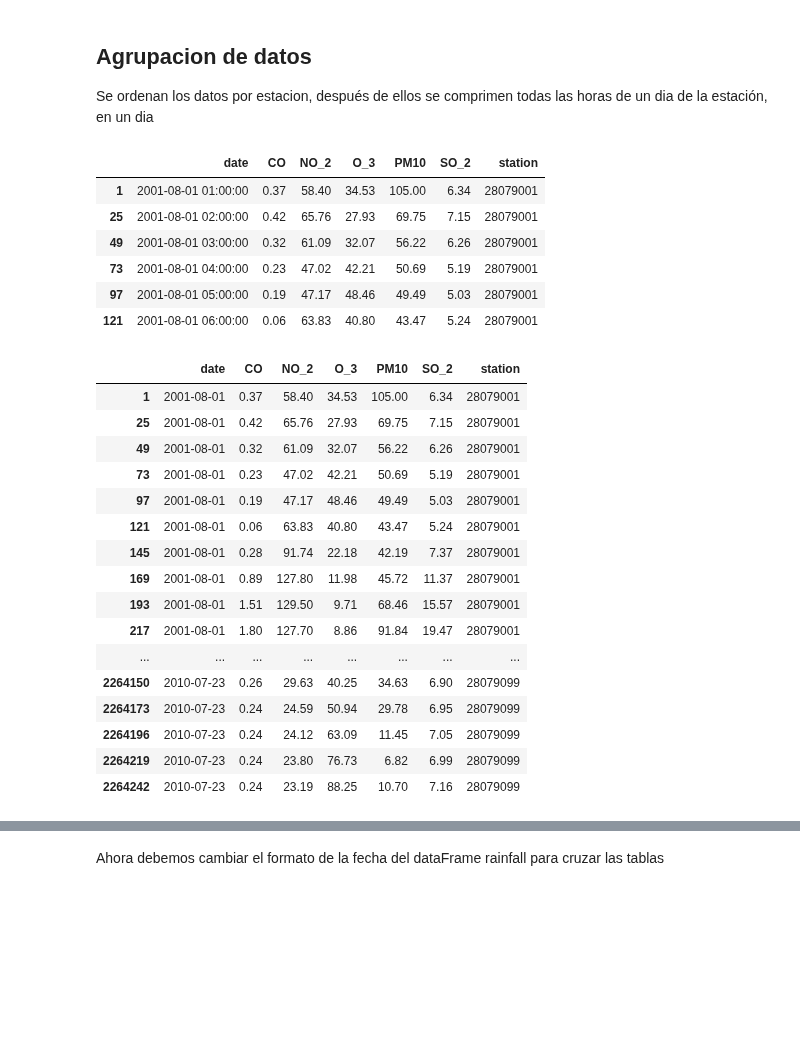
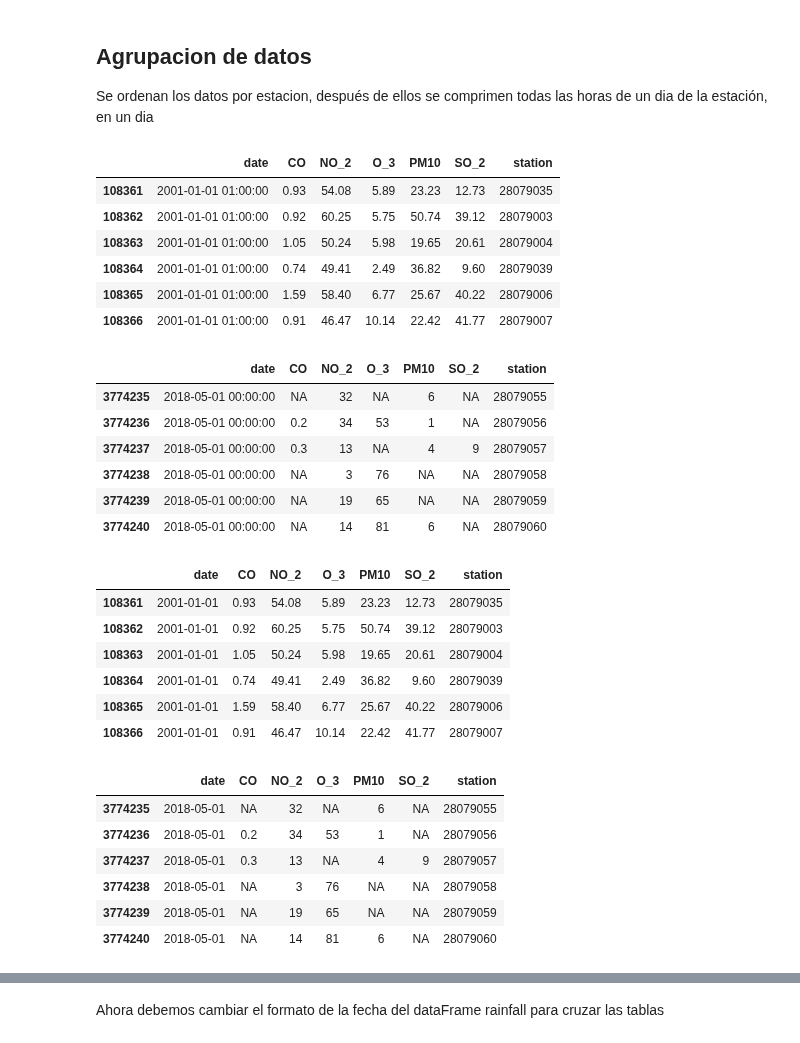
Before and after one commit to manumonforte/DataMining-BigDataParadigm, a Jupyter notebook: Estudio.ipynb, the cells around one changed output, grey strips where cells are left out. Saved outputs shown, nothing was run; the diff lists cells and outputs as text; code cells hidden in the pictures; blank space fills up the shorter version.

```diff
--- a/Estudio.ipynb
+++ b/Estudio.ipynb
@@ -195,37 +204,42 @@ head(datasetMadrid)
 ## Agrupacion de datos
 Se ordenan los datos por estacion, después de ellos se comprimen todas las horas de un dia de la estación, en un dia
 # %%
-datasetMadrid<- datasetMadrid[order(datasetMadrid$station),]
+datasetMadrid<- datasetMadrid[order(datasetMadrid$date),]
 head(datasetMadrid)
+tail(datasetMadrid)
 # %% [output]
 |  | date | CO | NO_2 | O_3 | PM10 | SO_2 | station |
-| 1 | 2001-08-01 01:00:00 | 0.37 | 58.40 | 34.53 | 105.00 | 6.34 | 28079001 |
-| 25 | 2001-08-01 02:00:00 | 0.42 | 65.76 | 27.93 | 69.75 | 7.15 | 28079001 |
-| 49 | 2001-08-01 03:00:00 | 0.32 | 61.09 | 32.07 | 56.22 | 6.26 | 28079001 |
-| 73 | 2001-08-01 04:00:00 | 0.23 | 47.02 | 42.21 | 50.69 | 5.19 | 28079001 |
-| 97 | 2001-08-01 05:00:00 | 0.19 | 47.17 | 48.46 | 49.49 | 5.03 | 28079001 |
-| 121 | 2001-08-01 06:00:00 | 0.06 | 63.83 | 40.80 | 43.47 | 5.24 | 28079001 |
+| 108361 | 2001-01-01 01:00:00 | 0.93 | 54.08 | 5.89 | 23.23 | 12.73 | 28079035 |
+| 108362 | 2001-01-01 01:00:00 | 0.92 | 60.25 | 5.75 | 50.74 | 39.12 | 28079003 |
+| 108363 | 2001-01-01 01:00:00 | 1.05 | 50.24 | 5.98 | 19.65 | 20.61 | 28079004 |
+| 108364 | 2001-01-01 01:00:00 | 0.74 | 49.41 | 2.49 | 36.82 | 9.60 | 28079039 |
+| 108365 | 2001-01-01 01:00:00 | 1.59 | 58.40 | 6.77 | 25.67 | 40.22 | 28079006 |
+| 108366 | 2001-01-01 01:00:00 | 0.91 | 46.47 | 10.14 | 22.42 | 41.77 | 28079007 |
+|  | date | CO | NO_2 | O_3 | PM10 | SO_2 | station |
+| 3774235 | 2018-05-01 00:00:00 | NA | 32 | NA | 6 | NA | 28079055 |
+| 3774236 | 2018-05-01 00:00:00 | 0.2 | 34 | 53 | 1 | NA | 28079056 |
+| 3774237 | 2018-05-01 00:00:00 | 0.3 | 13 | NA | 4 | 9 | 28079057 |
+| 3774238 | 2018-05-01 00:00:00 | NA | 3 | 76 | NA | NA | 28079058 |
+| 3774239 | 2018-05-01 00:00:00 | NA | 19 | 65 | NA | NA | 28079059 |
+| 3774240 | 2018-05-01 00:00:00 | NA | 14 | 81 | 6 | NA | 28079060 |
 # %%
 datasetMadrid$date <- as.POSIXct(datasetMadrid$date, format = "%Y-%m-%d %H:%M:%S")
 datasetMadrid$date <- format(datasetMadrid$date, "%Y-%m-%d")
-datasetMadrid
-options(repr.matrix.max.rows=600, repr.matrix.max.cols=200)
+head(datasetMadrid)
+tail(datasetMadrid)
 # %% [output]
 |  | date | CO | NO_2 | O_3 | PM10 | SO_2 | station |
-| 1 | 2001-08-01 | 0.37 | 58.40 | 34.53 | 105.00 | 6.34 | 28079001 |
-| 25 | 2001-08-01 | 0.42 | 65.76 | 27.93 | 69.75 | 7.15 | 28079001 |
-| 49 | 2001-08-01 | 0.32 | 61.09 | 32.07 | 56.22 | 6.26 | 28079001 |
-| 73 | 2001-08-01 | 0.23 | 47.02 | 42.21 | 50.69 | 5.19 | 28079001 |
-| 97 | 2001-08-01 | 0.19 | 47.17 | 48.46 | 49.49 | 5.03 | 28079001 |
-| 121 | 2001-08-01 | 0.06 | 63.83 | 40.80 | 43.47 | 5.24 | 28079001 |
-| 145 | 2001-08-01 | 0.28 | 91.74 | 22.18 | 42.19 | 7.37 | 28079001 |
-| 169 | 2001-08-01 | 0.89 | 127.80 | 11.98 | 45.72 | 11.37 | 28079001 |
-| 193 | 2001-08-01 | 1.51 | 129.50 | 9.71 | 68.46 | 15.57 | 28079001 |
-| 217 | 2001-08-01 | 1.80 | 127.70 | 8.86 | 91.84 | 19.47 | 28079001 |
-| ... | ... | ... | ... | ... | ... | ... | ... |
-| 2264150 | 2010-07-23 | 0.26 | 29.63 | 40.25 | 34.63 | 6.90 | 28079099 |
-| 2264173 | 2010-07-23 | 0.24 | 24.59 | 50.94 | 29.78 | 6.95 | 28079099 |
-| 2264196 | 2010-07-23 | 0.24 | 24.12 | 63.09 | 11.45 | 7.05 | 28079099 |
-| 2264219 | 2010-07-23 | 0.24 | 23.80 | 76.73 | 6.82 | 6.99 | 28079099 |
-| 2264242 | 2010-07-23 | 0.24 | 23.19 | 88.25 | 10.70 | 7.16 | 28079099 |
+| 108361 | 2001-01-01 | 0.93 | 54.08 | 5.89 | 23.23 | 12.73 | 28079035 |
+| 108362 | 2001-01-01 | 0.92 | 60.25 | 5.75 | 50.74 | 39.12 | 28079003 |
+| 108363 | 2001-01-01 | 1.05 | 50.24 | 5.98 | 19.65 | 20.61 | 28079004 |
+| 108364 | 2001-01-01 | 0.74 | 49.41 | 2.49 | 36.82 | 9.60 | 28079039 |
+| 108365 | 2001-01-01 | 1.59 | 58.40 | 6.77 | 25.67 | 40.22 | 28079006 |
+| 108366 | 2001-01-01 | 0.91 | 46.47 | 10.14 | 22.42 | 41.77 | 28079007 |
+|  | date | CO | NO_2 | O_3 | PM10 | SO_2 | station |
+| 3774235 | 2018-05-01 | NA | 32 | NA | 6 | NA | 28079055 |
+| 3774236 | 2018-05-01 | 0.2 | 34 | 53 | 1 | NA | 28079056 |
+| 3774237 | 2018-05-01 | 0.3 | 13 | NA | 4 | 9 | 28079057 |
+| 3774238 | 2018-05-01 | NA | 3 | 76 | NA | NA | 28079058 |
+| 3774239 | 2018-05-01 | NA | 19 | 65 | NA | NA | 28079059 |
+| 3774240 | 2018-05-01 | NA | 14 | 81 | 6 | NA | 28079060 |
 # %%
```
Also changed, not shown: parts of 4 cells of this notebook.
